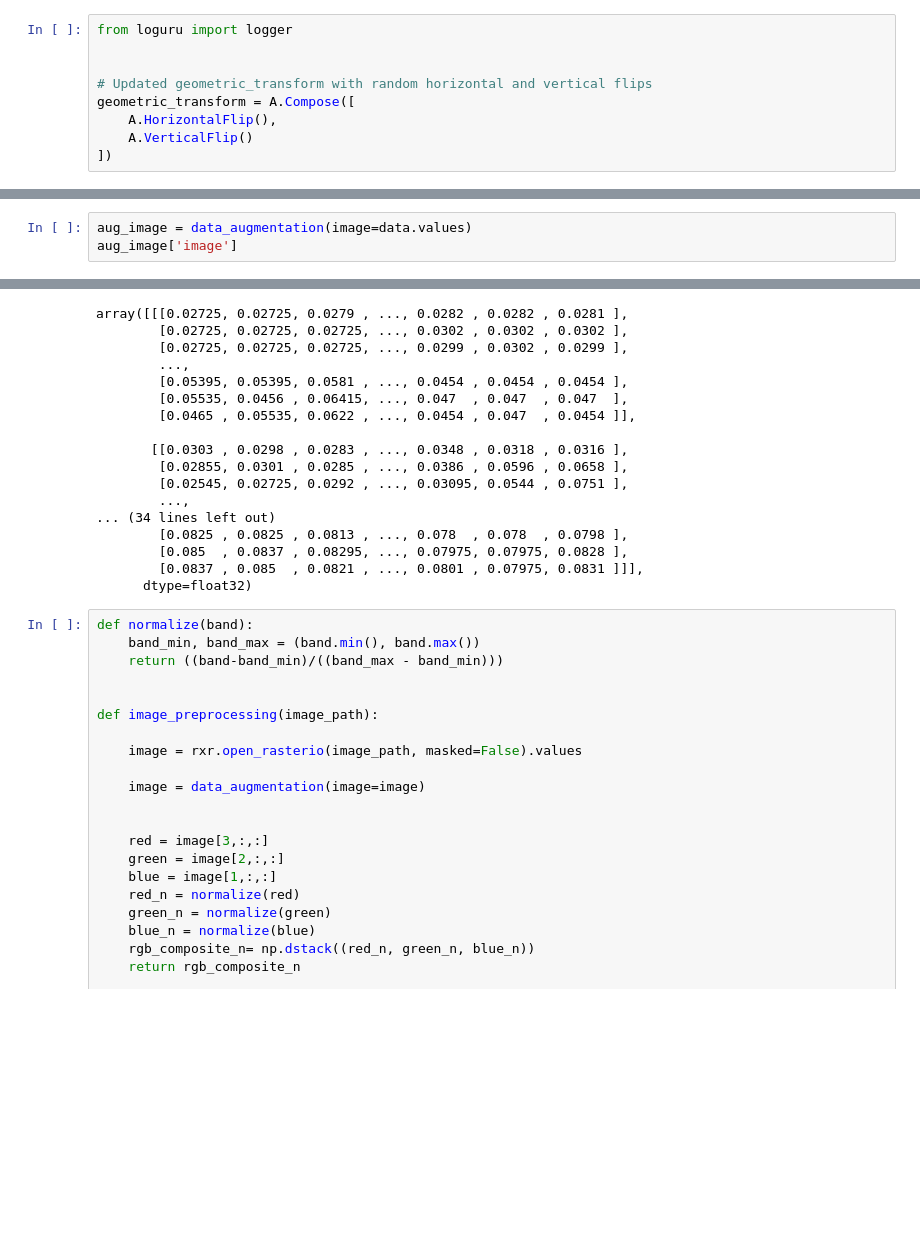
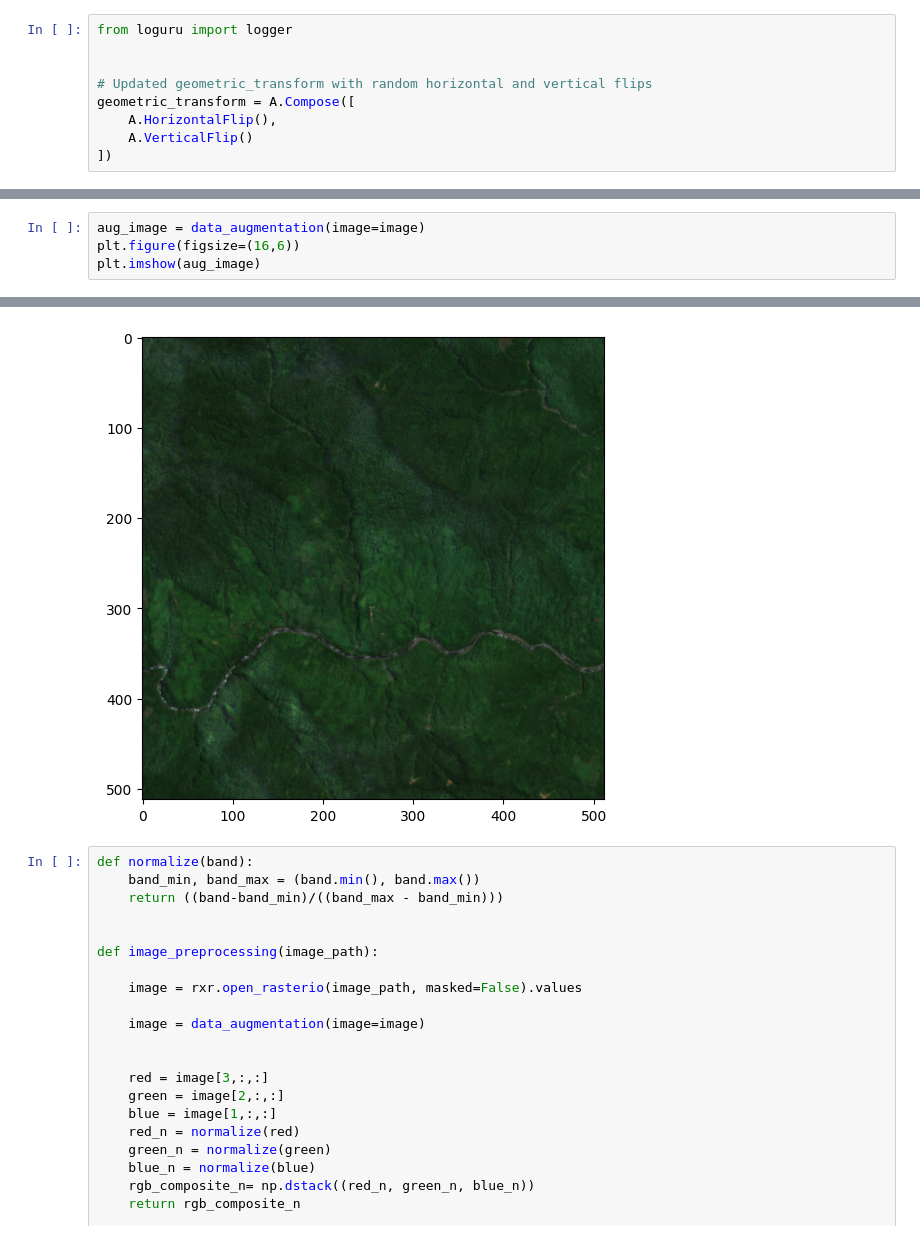
Before and after one commit to tetaud-sebastien/solafune-finding-mining-sites, a Jupyter notebook: Notebooks/data-augmentation.ipynb, the cells around one changed output, grey strips where cells are left out. Saved outputs shown, nothing was run; the diff lists cells and outputs as text; blank space fills up the shorter version.

```diff
--- a/Notebooks/data-augmentation.ipynb
+++ b/Notebooks/data-augmentation.ipynb
@@ -75,4 +110,5 @@ data = rxr.open_rasterio(df_train['image_path'].iloc[-1], masked=False)
 # %%
-aug_image = data_augmentation(image=data.values)
-aug_image['image']
+aug_image = data_augmentation(image=image)
+plt.figure(figsize=(16,6))
+plt.imshow(aug_image)
 # %% [output]
@@ -81,20 +116,4 @@ aug_image['image']
-array([[[0.02725, 0.02725, 0.0279 , ..., 0.0282 , 0.0282 , 0.0281 ],
-        [0.02725, 0.02725, 0.02725, ..., 0.0302 , 0.0302 , 0.0302 ],
-        [0.02725, 0.02725, 0.02725, ..., 0.0299 , 0.0302 , 0.0299 ],
-        ...,
-        [0.05395, 0.05395, 0.0581 , ..., 0.0454 , 0.0454 , 0.0454 ],
-        [0.05535, 0.0456 , 0.06415, ..., 0.047  , 0.047  , 0.047  ],
-        [0.0465 , 0.05535, 0.0622 , ..., 0.0454 , 0.047  , 0.0454 ]],
-
-       [[0.0303 , 0.0298 , 0.0283 , ..., 0.0348 , 0.0318 , 0.0316 ],
-        [0.02855, 0.0301 , 0.0285 , ..., 0.0386 , 0.0596 , 0.0658 ],
-        [0.02545, 0.02725, 0.0292 , ..., 0.03095, 0.0544 , 0.0751 ],
-        ...,
-... (34 lines left out)
-        [0.0825 , 0.0825 , 0.0813 , ..., 0.078  , 0.078  , 0.0798 ],
-        [0.085  , 0.0837 , 0.08295, ..., 0.07975, 0.07975, 0.0828 ],
-        [0.0837 , 0.085  , 0.0821 , ..., 0.0801 , 0.07975, 0.0831 ]]],
-      dtype=float32)
+[figure, added]
 # %%
 def normalize(band):
     band_min, band_max = (band.min(), band.max())
```
Also changed, not shown: parts of 3 cells of this notebook, 6 other files.
